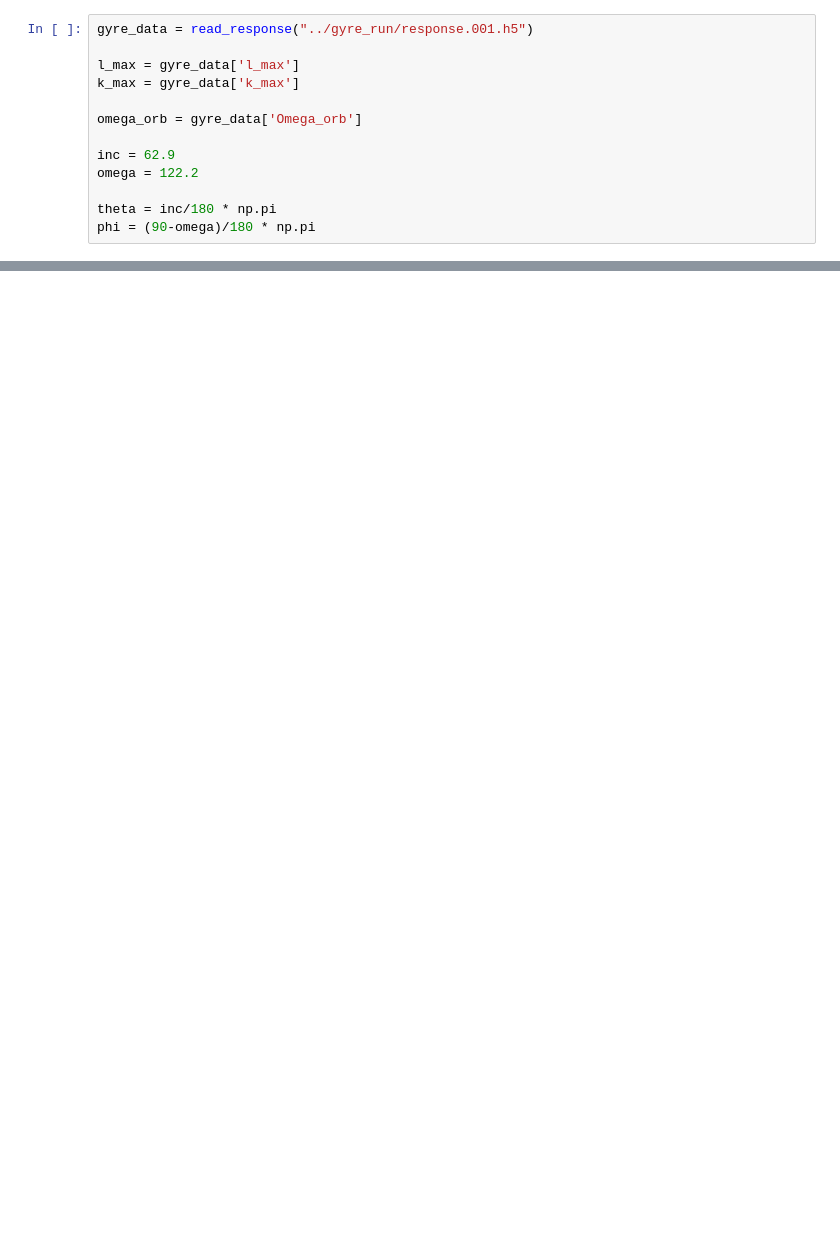
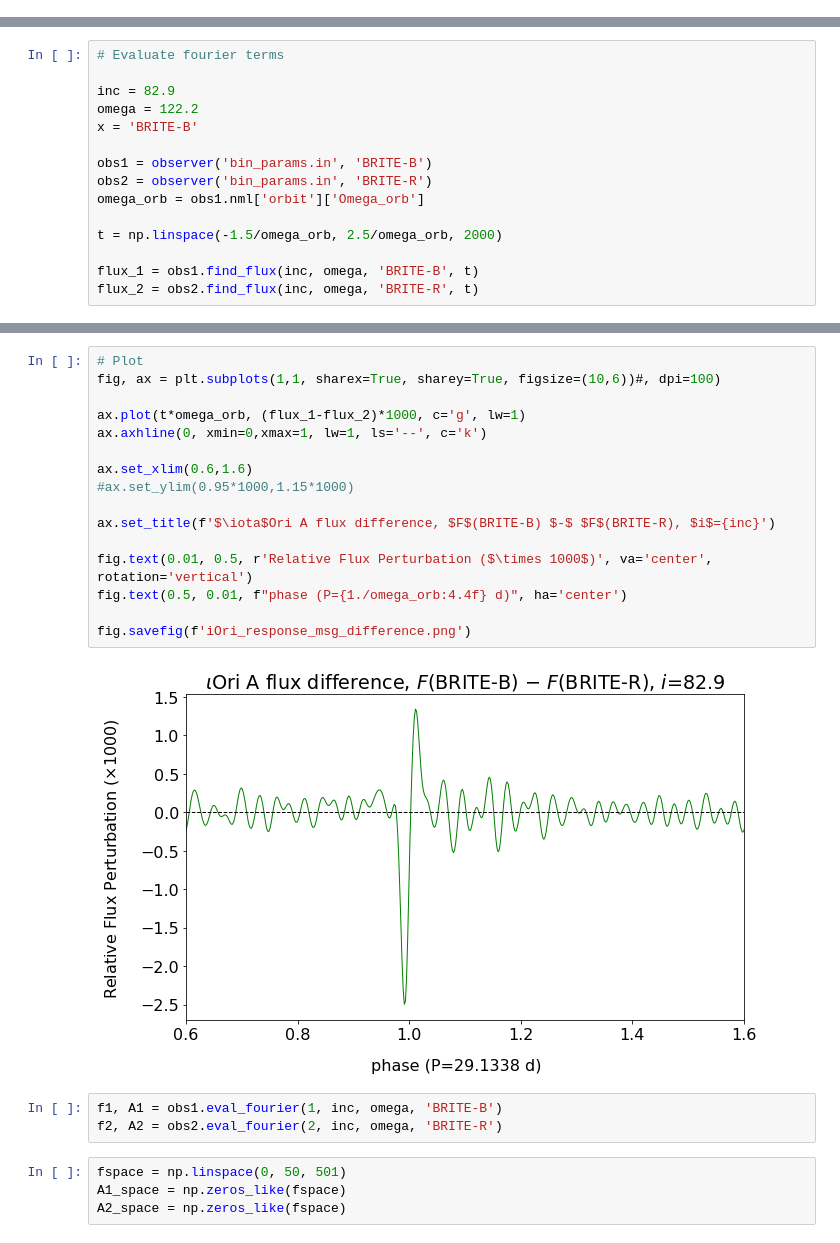
Before and after one commit to aaronesque/gyre-lc, a Jupyter notebook: iOri-lightcurve.ipynb, the cells around one changed output, grey strips where cells are left out. Drawn from its saved outputs; the diff is of its cells as text; blank space fills up the shorter version.

```diff
--- a/iOri-lightcurve.ipynb
+++ b/iOri-lightcurve.ipynb
@@ -785,13 +0,0 @@ dI = h5py.File('iOri-partials-2.h5','r')
-# %%
-gyre_data = read_response("../gyre_run/response.001.h5")
-
-l_max = gyre_data['l_max']
-k_max = gyre_data['k_max']
-
-omega_orb = gyre_data['Omega_orb']
-
-inc = 62.9
-omega = 122.2
-
-theta = inc/180 * np.pi
-phi = (90-omega)/180 * np.pi
@@ -965,0 +576,15 @@ https://arxiv.org/pdf/1306.0330.pdf
+# %%
+# Evaluate fourier terms
+
+inc = 82.9
+omega = 122.2
+x = 'BRITE-B'
+
+obs1 = observer('bin_params.in', 'BRITE-B')
+obs2 = observer('bin_params.in', 'BRITE-R')
+omega_orb = obs1.nml['orbit']['Omega_orb']
+
+t = np.linspace(-1.5/omega_orb, 2.5/omega_orb, 2000)
+
+flux_1 = obs1.find_flux(inc, omega, 'BRITE-B', t)
+flux_2 = obs2.find_flux(inc, omega, 'BRITE-R', t)
@@ -965,0 +612,25 @@ https://arxiv.org/pdf/1306.0330.pdf
+# %%
+# Plot
+fig, ax = plt.subplots(1,1, sharex=True, sharey=True, figsize=(10,6))#, dpi=100)
+
+ax.plot(t*omega_orb, (flux_1-flux_2)*1000, c='g', lw=1)
+ax.axhline(0, xmin=0,xmax=1, lw=1, ls='--', c='k')
+
+ax.set_xlim(0.6,1.6)
+#ax.set_ylim(0.95*1000,1.15*1000)
+
+ax.set_title(f'$\iota$Ori A flux difference, $F$(BRITE-B) $-$ $F$(BRITE-R), $i$={inc}')
+
+fig.text(0.01, 0.5, r'Relative Flux Perturbation ($\times 1000$)', va='center', rotation='vertical')
+fig.text(0.5, 0.01, f"phase (P={1./omega_orb:4.4f} d)", ha='center')
+
+fig.savefig(f'iOri_response_msg_difference.png')
+# %% [output]
+[figure, added]
+# %%
+f1, A1 = obs1.eval_fourier(1, inc, omega, 'BRITE-B')
+f2, A2 = obs2.eval_fourier(2, inc, omega, 'BRITE-R')
+# %%
+fspace = np.linspace(0, 50, 501)
+A1_space = np.zeros_like(fspace)
+A2_space = np.zeros_like(fspace)
```
Also changed, not shown: parts of 66 cells of this notebook, 1 other file.
